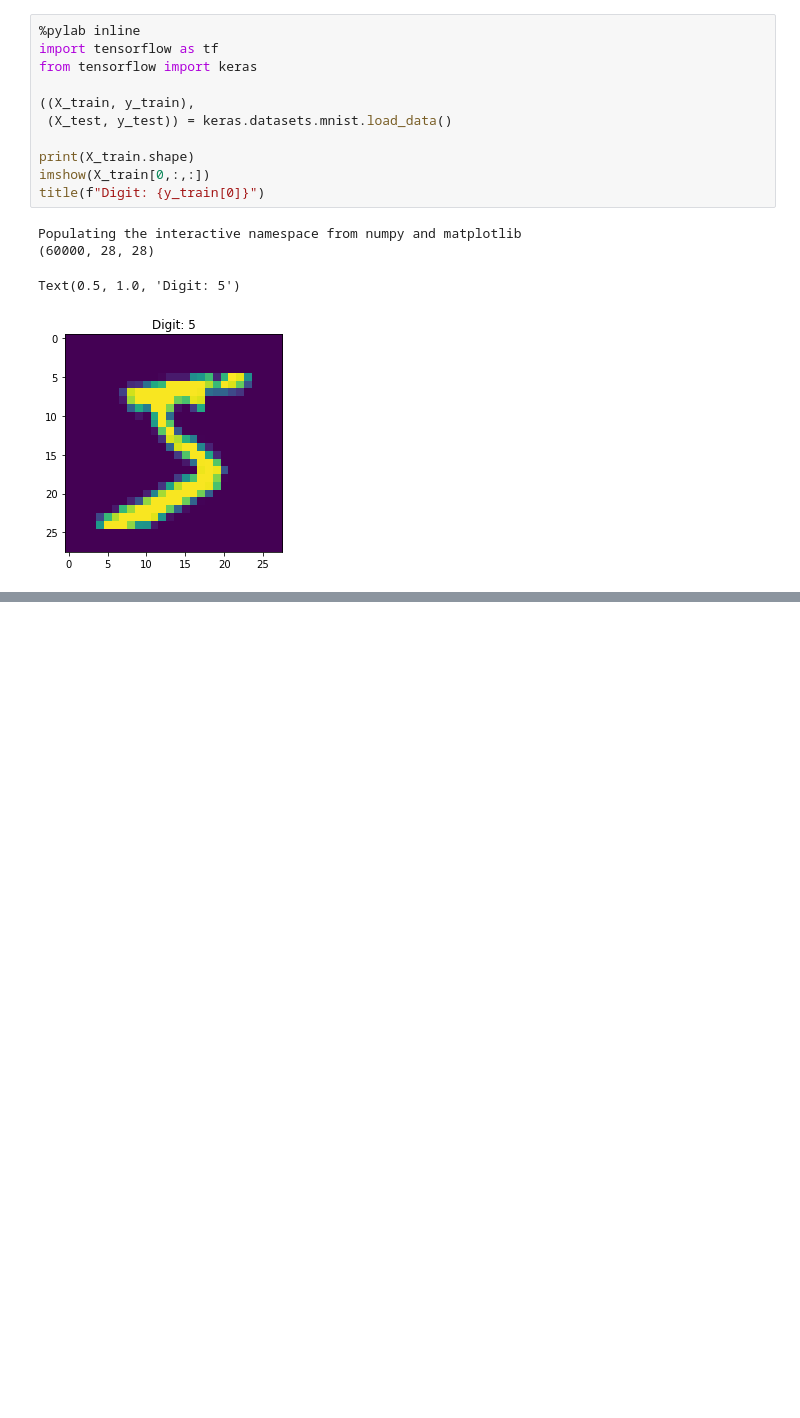
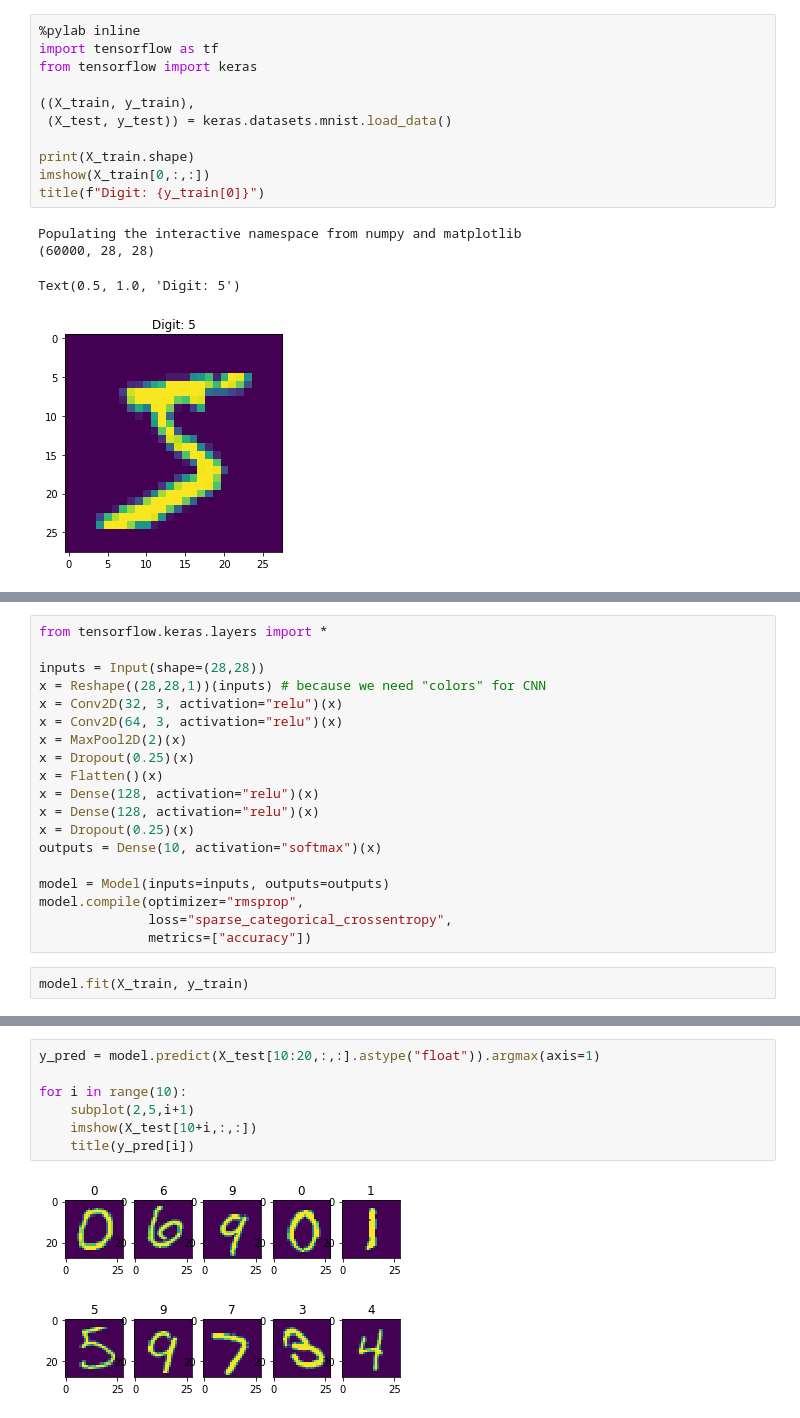
Before and after one commit to nycresistor/ml-keras-class, a Jupyter notebook: ML-TF-Keras.ipynb, the cells around one changed output, grey strips where cells are left out. Cells and saved outputs as stored; diff of their text form; blank space fills up the shorter version.

```diff
--- a/ML-TF-Keras.ipynb
+++ b/ML-TF-Keras.ipynb
@@ -74,0 +197,21 @@ Text(0.5, 1.0, 'Digit: 5')
+# %%
+from tensorflow.keras.layers import *
+
+inputs = Input(shape=(28,28))
+x = Reshape((28,28,1))(inputs) # because we need "colors" for CNN
+x = Conv2D(32, 3, activation="relu")(x)
+x = Conv2D(64, 3, activation="relu")(x)
+x = MaxPool2D(2)(x)
+x = Dropout(0.25)(x)
+x = Flatten()(x)
+x = Dense(128, activation="relu")(x)
+x = Dense(128, activation="relu")(x)
+x = Dropout(0.25)(x)
+outputs = Dense(10, activation="softmax")(x)
+
+model = Model(inputs=inputs, outputs=outputs)
+model.compile(optimizer="rmsprop",
+              loss="sparse_categorical_crossentropy",
+              metrics=["accuracy"])
+# %%
+model.fit(X_train, y_train)
@@ -74,0 +222,9 @@ Text(0.5, 1.0, 'Digit: 5')
+# %%
+y_pred = model.predict(X_test[10:20,:,:].astype("float")).argmax(axis=1)
+
+for i in range(10):
+    subplot(2,5,i+1)
+    imshow(X_test[10+i,:,:])
+    title(y_pred[i])
+# %% [output]
+[figure, added]
```
Also changed, not shown: parts of 17 cells of this notebook, 3 other files.
